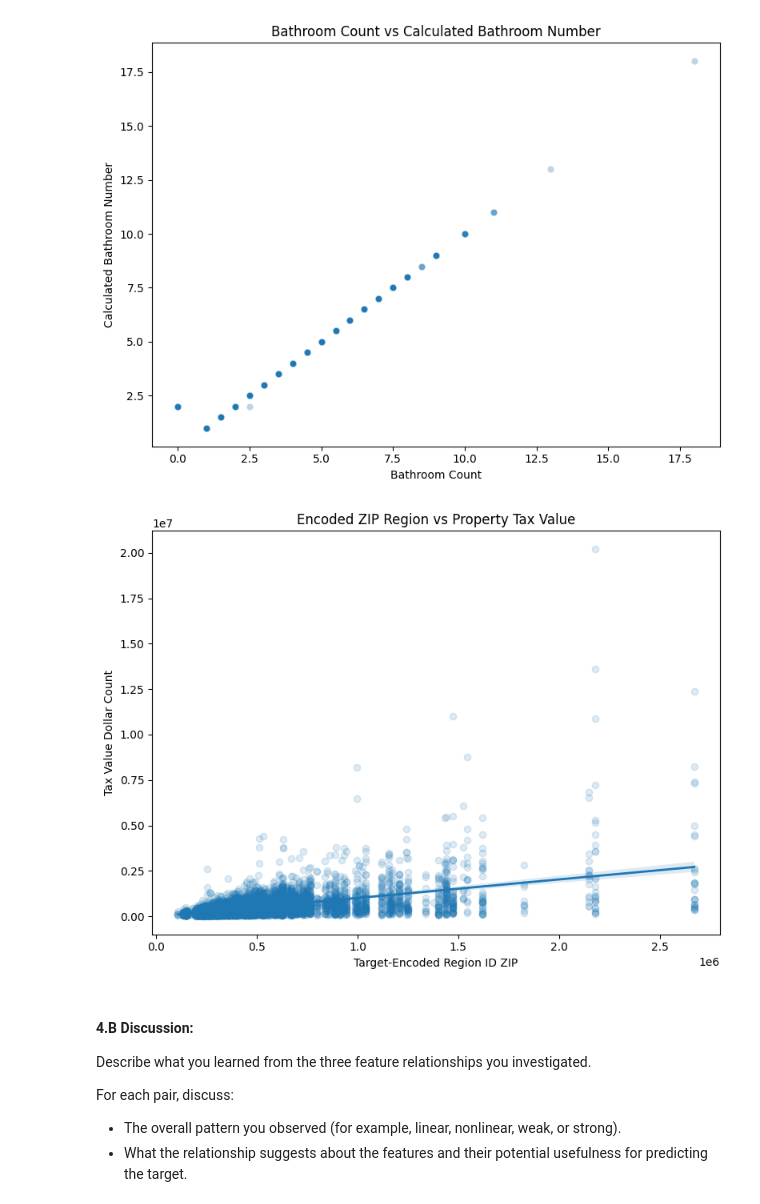
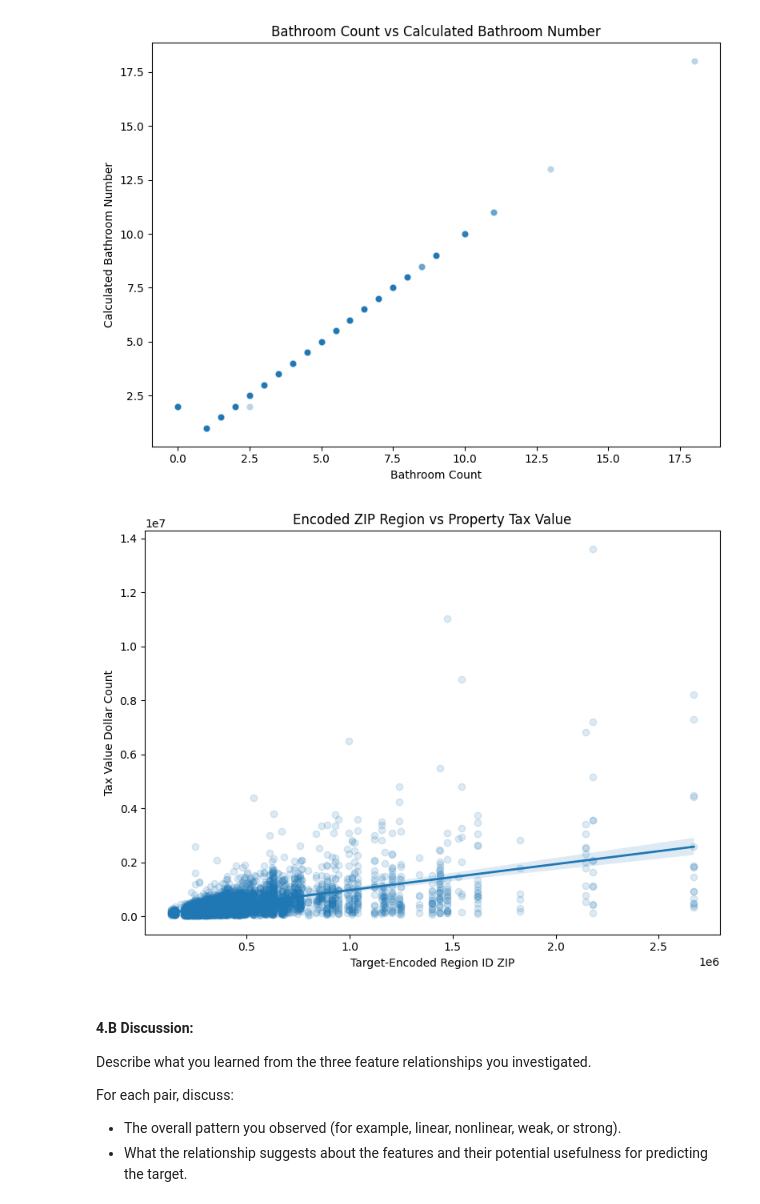
Before and after one commit to carlos00002/DX603S_group_11, a Jupyter notebook: Milestone_01_v2.ipynb, the cells around one changed output. Cells and saved outputs as stored; diff of their text form; code cells hidden in the pictures.

```diff
--- a/Milestone_01_v2.ipynb
+++ b/Milestone_01_v2.ipynb
@@ -936,21 +940,24 @@ plt.show()
 [figure]
 # %%
 # # Pair 3: Encoded ZIP-region feature vs target
+
+plot_sample = df_model.sample(5000, random_state=42)
+
 plt.figure(figsize=(8, 6))
 sns.regplot(
     data=plot_sample,
     x='regionidzip',
     y='taxvaluedollarcnt',
     scatter_kws={'alpha': 0.15},
     line_kws={'linewidth': 2}
 )
 plt.title('Encoded ZIP Region vs Property Tax Value')
 plt.xlabel('Target-Encoded Region ID ZIP')
 plt.ylabel('Tax Value Dollar Count')
 plt.tight_layout()
 plt.show()
 # %% [output]
-[figure, old version]
+[figure, new version]
 # %% [markdown]
 #### **4.B Discussion:**
 
```
Also changed, not shown: parts of 5 cells of this notebook.
